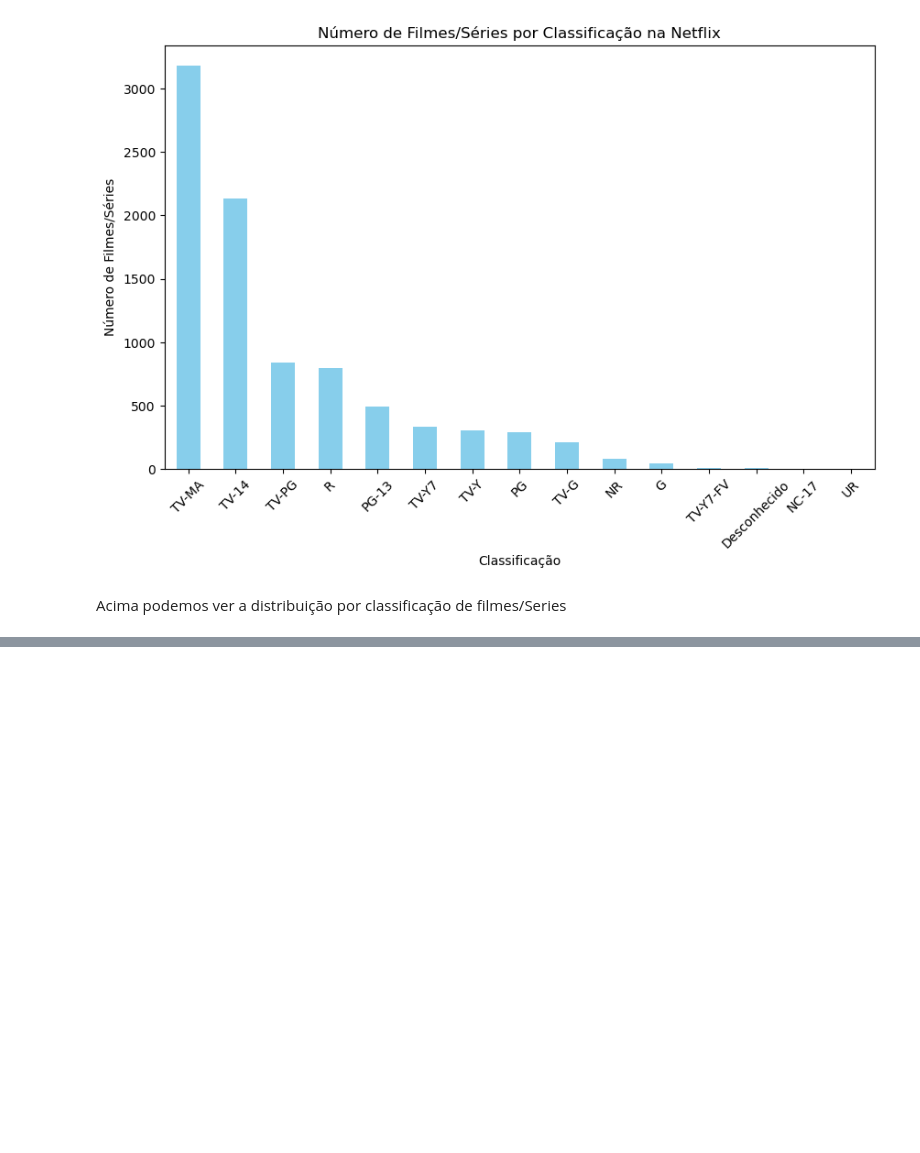
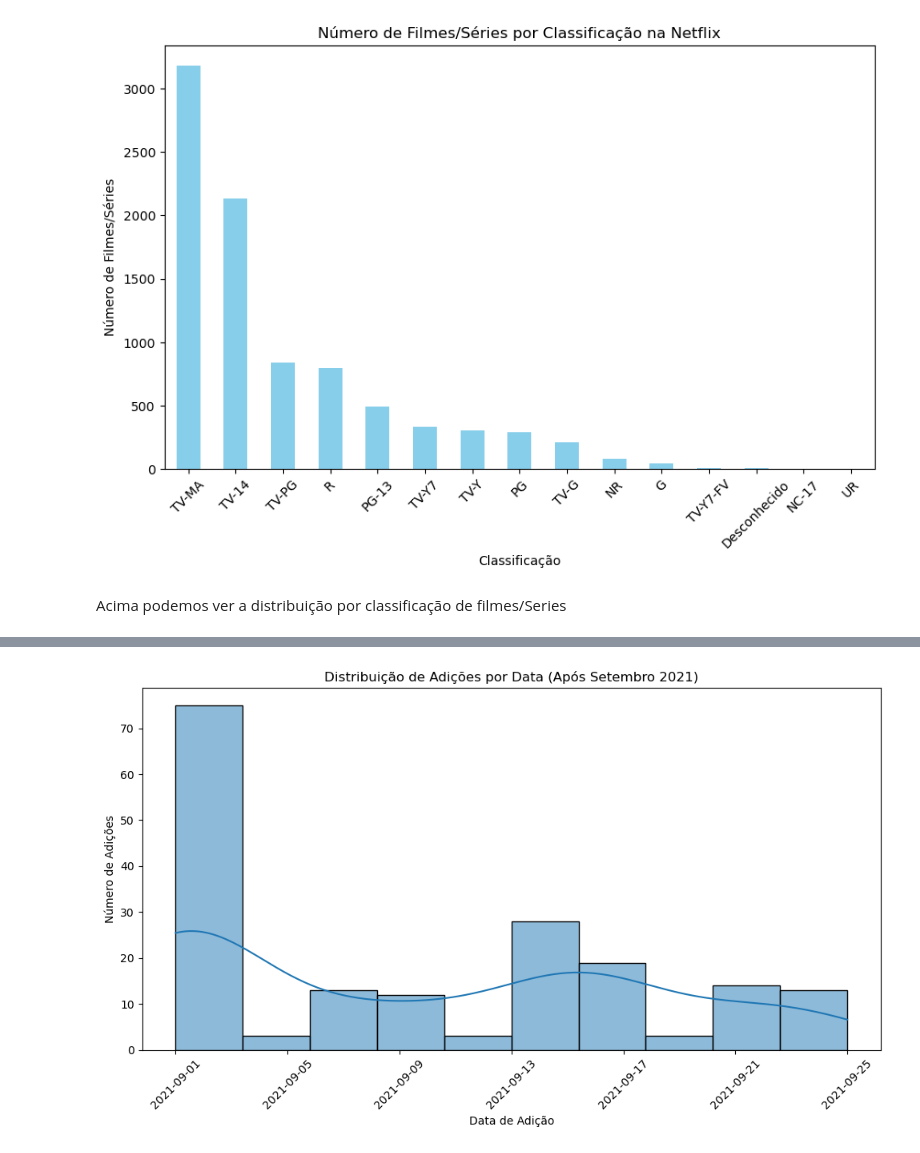
Before and after one commit to IamEmerson/analiseNetflix, a Jupyter notebook: netflix.ipynb, the cells around one changed output, grey strips where cells are left out. Saved outputs shown, nothing was run; the diff lists cells and outputs as text; code cells hidden in the pictures; blank space fills up the shorter version.

```diff
--- a/netflix.ipynb
+++ b/netflix.ipynb
@@ -240,0 +252,17 @@ Acima podemos ver a distribuição por classificação de filmes/Series
+# %%
+data['date_added'] = pd.to_datetime(data['date_added'])
+# %%
+recent_date_cutoff = pd.Timestamp('2021-09-01')
+# %%
+df_recent = data[data['date_added'] >= recent_date_cutoff]
+# %%
+plt.figure(figsize=(10, 6))
+sns.histplot(df_recent['date_added'], bins=10, kde=True)
+plt.title('Distribuição de Adições por Data (Após Setembro 2021)')
+plt.xlabel('Data de Adição')
+plt.ylabel('Número de Adições')
+plt.xticks(rotation=45)
+plt.tight_layout()
+plt.show()
+# %% [output]
+[figure, added]
```
Also changed, not shown: parts of 4 cells of this notebook.
